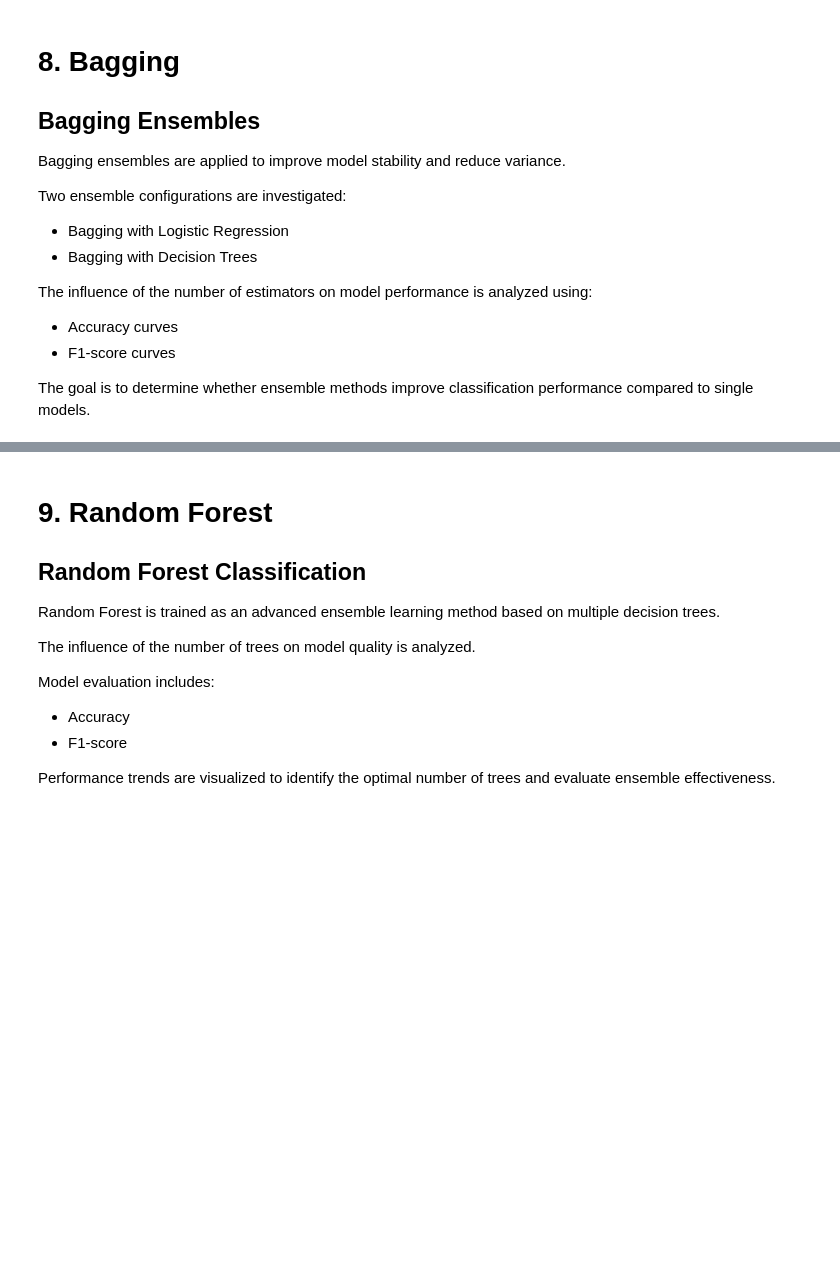
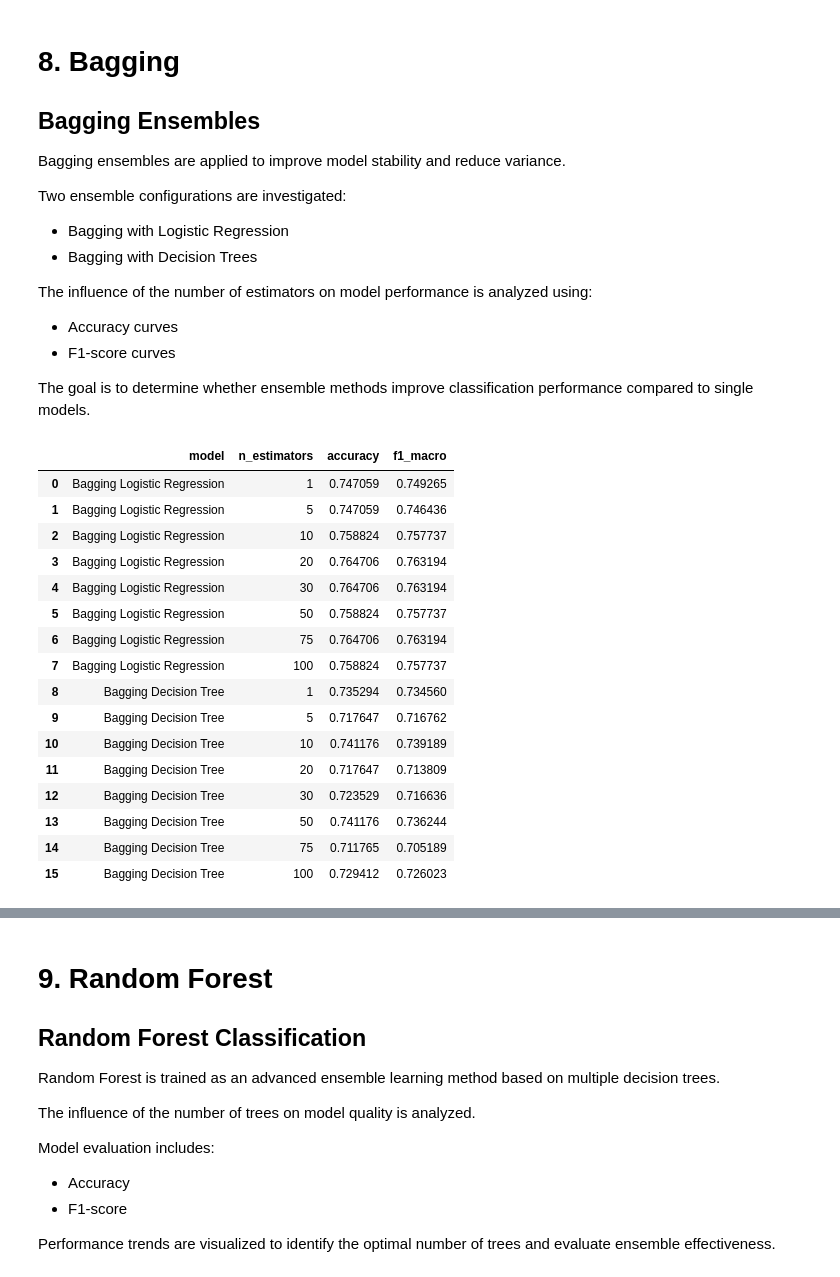
Before and after one commit to Haruw09/vehicle-silhouettes-ml-pipeline, a Jupyter notebook: notebooks/ml_pipeline.ipynb, the cells around one changed output, grey strips where cells are left out. Cells and saved outputs as stored; diff of their text form; code cells hidden in the pictures; blank space fills up the shorter version.

```diff
--- a/notebooks/ml_pipeline.ipynb
+++ b/notebooks/ml_pipeline.ipynb
@@ -917,3 +918,67 @@ The influence of the number of estimators on model performance is analyzed using
 - F1-score curves
 
 The goal is to determine whether ensemble methods improve classification performance compared to single models.
+# %%
+n_estimators_range = [1, 5, 10, 20, 30, 50, 75, 100]
+
+bagging_results = []
+
+for n_estimators in n_estimators_range:
+    bagging_logreg = BaggingClassifier(
+        estimator=LogisticRegression(max_iter=1000, random_state=42),
+        n_estimators=n_estimators,
+        random_state=42,
+        n_jobs=-1
+    )
+
+    bagging_logreg.fit(X_train_scaled, y_train)
+    y_pred = bagging_logreg.predict(X_test_scaled)
+
+    bagging_results.append({
+        "model": "Bagging Logistic Regression",
+        "n_estimators": n_estimators,
+        "accuracy": accuracy_score(y_test, y_pred),
+        "f1_macro": f1_score(y_test, y_pred, average="macro")
+    })
+
+for n_estimators in n_estimators_range:
+    bagging_tree = BaggingClassifier(
+        estimator=DecisionTreeClassifier(
+            max_depth=tree_grid_search.best_params_["max_depth"],
+            random_state=42
+        ),
+        n_estimators=n_estimators,
+        random_state=42,
+        n_jobs=-1
+    )
+
+    bagging_tree.fit(X_train, y_train)
+    y_pred = bagging_tree.predict(X_test)
+
+    bagging_results.append({
+        "model": "Bagging Decision Tree",
+        "n_estimators": n_estimators,
+        "accuracy": accuracy_score(y_test, y_pred),
+        "f1_macro": f1_score(y_test, y_pred, average="macro")
+    })
+
+bagging_results_df = pd.DataFrame(bagging_results)
+bagging_results_df
+# %% [output]
+|  | model | n_estimators | accuracy | f1_macro |
+| 0 | Bagging Logistic Regression | 1 | 0.747059 | 0.749265 |
+| 1 | Bagging Logistic Regression | 5 | 0.747059 | 0.746436 |
+| 2 | Bagging Logistic Regression | 10 | 0.758824 | 0.757737 |
+| 3 | Bagging Logistic Regression | 20 | 0.764706 | 0.763194 |
+| 4 | Bagging Logistic Regression | 30 | 0.764706 | 0.763194 |
+| 5 | Bagging Logistic Regression | 50 | 0.758824 | 0.757737 |
+| 6 | Bagging Logistic Regression | 75 | 0.764706 | 0.763194 |
+| 7 | Bagging Logistic Regression | 100 | 0.758824 | 0.757737 |
+| 8 | Bagging Decision Tree | 1 | 0.735294 | 0.734560 |
+| 9 | Bagging Decision Tree | 5 | 0.717647 | 0.716762 |
+| 10 | Bagging Decision Tree | 10 | 0.741176 | 0.739189 |
+| 11 | Bagging Decision Tree | 20 | 0.717647 | 0.713809 |
+| 12 | Bagging Decision Tree | 30 | 0.723529 | 0.716636 |
+| 13 | Bagging Decision Tree | 50 | 0.741176 | 0.736244 |
+| 14 | Bagging Decision Tree | 75 | 0.711765 | 0.705189 |
+| 15 | Bagging Decision Tree | 100 | 0.729412 | 0.726023 |
```
Also changed, not shown: parts of 4 cells of this notebook.
